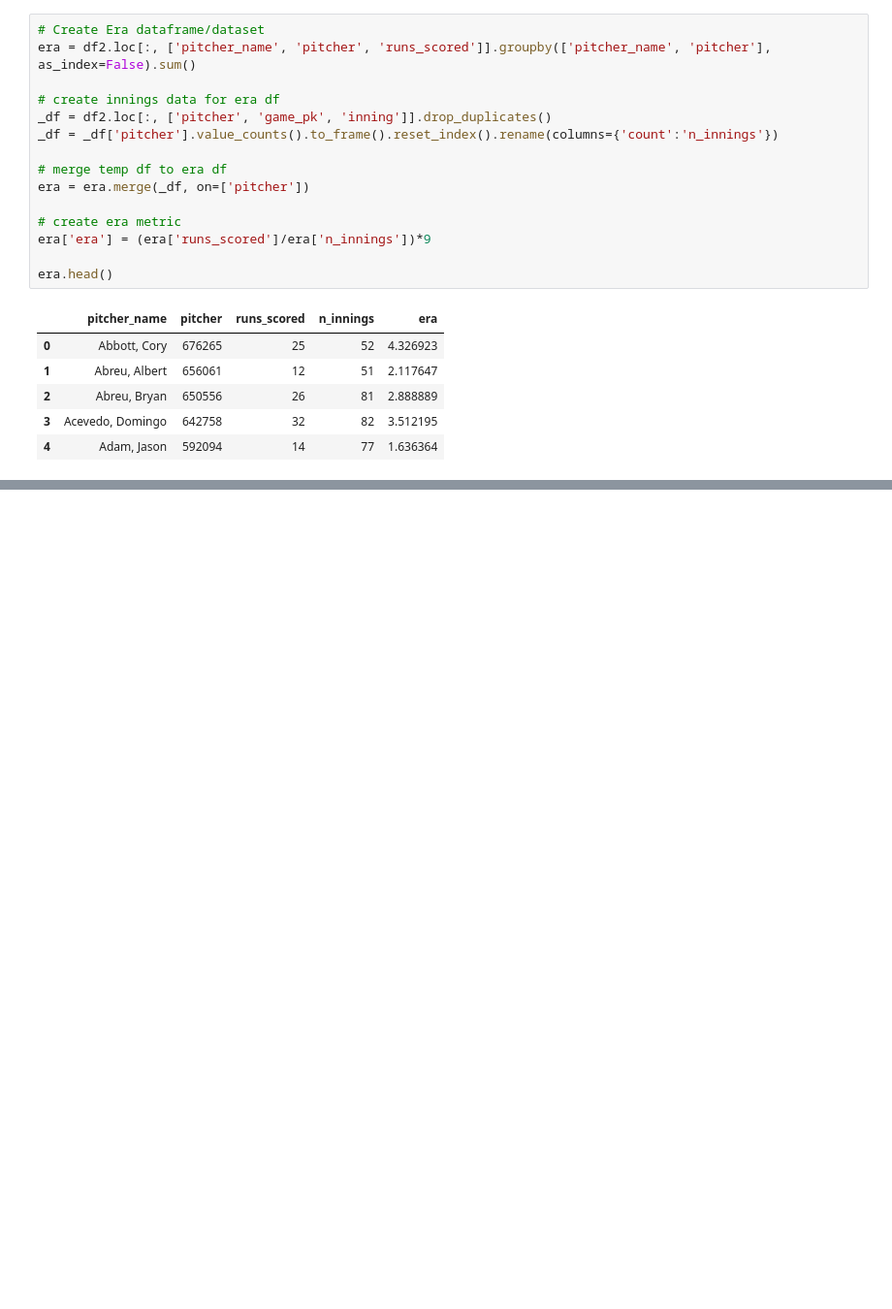
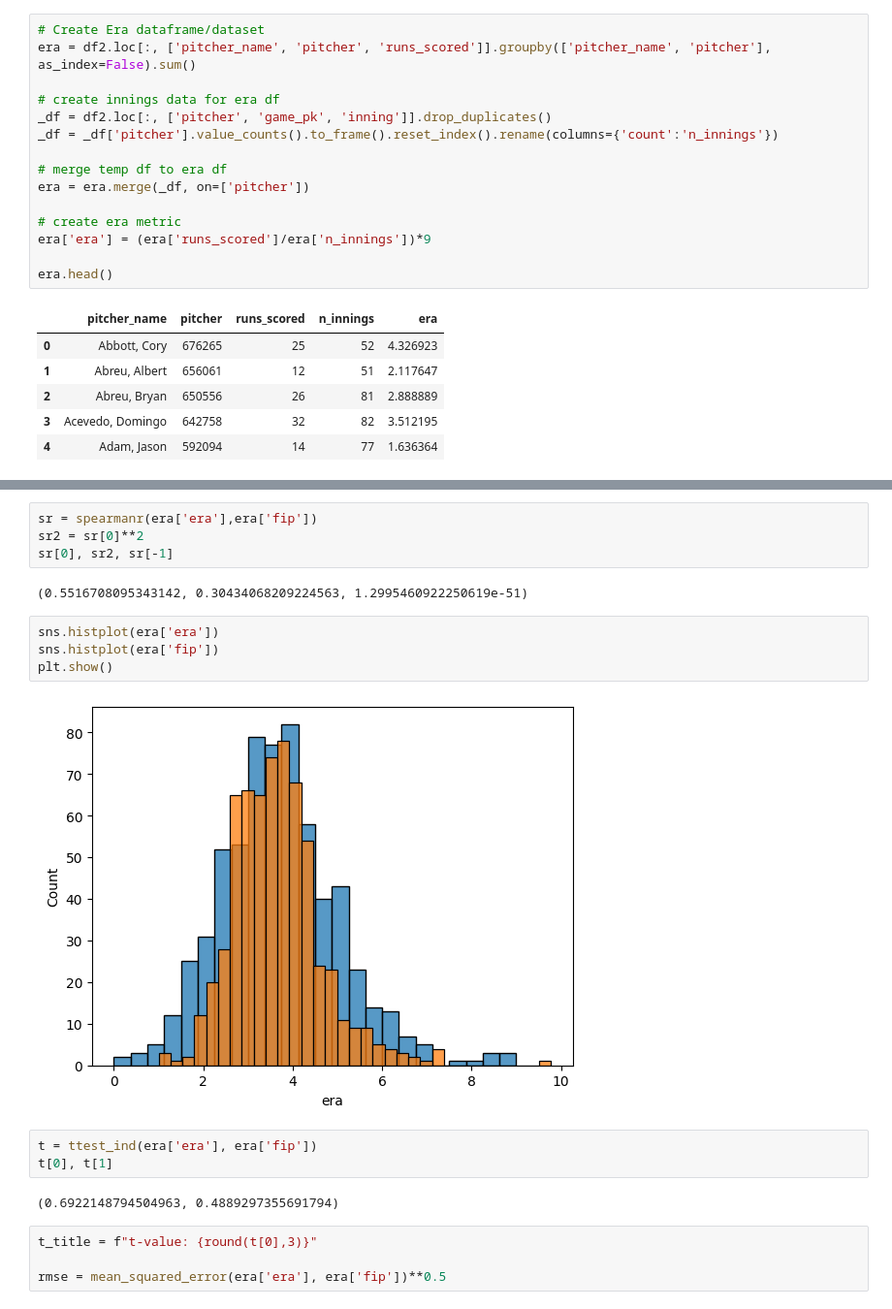
Before and after one commit to jjxobi/mlb_ds_project, a Jupyter notebook: MLB Project.ipynb, the cells around one changed output, grey strips where cells are left out. Shown: that part at 97% size. Saved outputs shown, nothing was run; the diff lists cells and outputs as text; blank space fills up the shorter version.

```diff
--- a/MLB Project.ipynb
+++ b/MLB Project.ipynb
@@ -67,0 +205,21 @@ stikeouts per 9. Calculate stikeouts over the cours of a game
+# %%
+sr = spearmanr(era['era'],era['fip'])
+sr2 = sr[0]**2
+sr[0], sr2, sr[-1]
+# %% [output]
+(0.5516708095343142, 0.30434068209224563, 1.2995460922250619e-51)
+# %%
+sns.histplot(era['era'])
+sns.histplot(era['fip'])
+plt.show()
+# %% [output]
+[figure, added]
+# %%
+t = ttest_ind(era['era'], era['fip'])
+t[0], t[1]
+# %% [output]
+(0.6922148794504963, 0.4889297355691794)
+# %%
+t_title = f"t-value: {round(t[0],3)}"
+
+rmse = mean_squared_error(era['era'], era['fip'])**0.5
```
Also changed, not shown: parts of 61 cells of this notebook.
